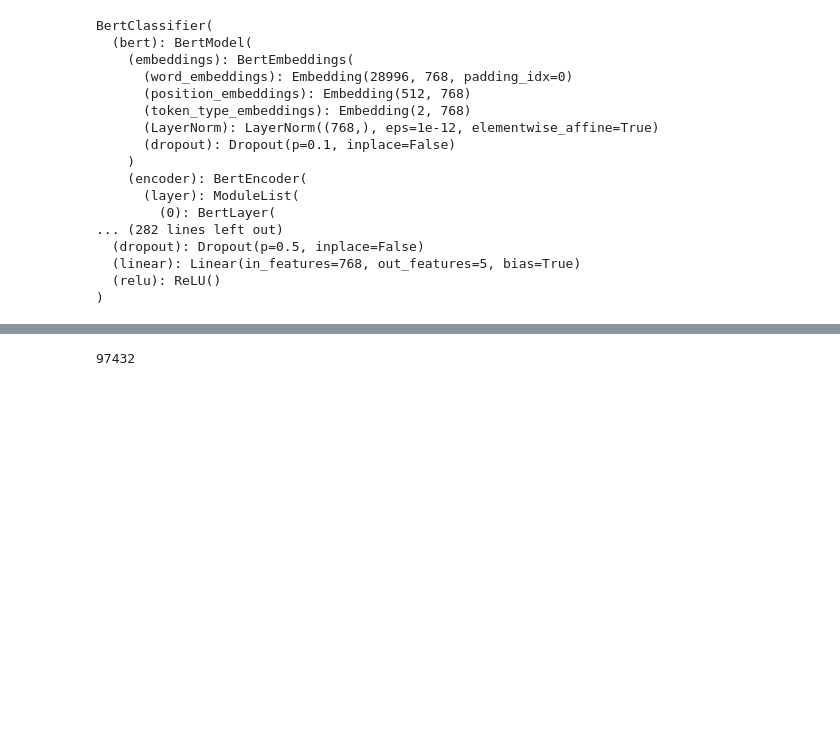
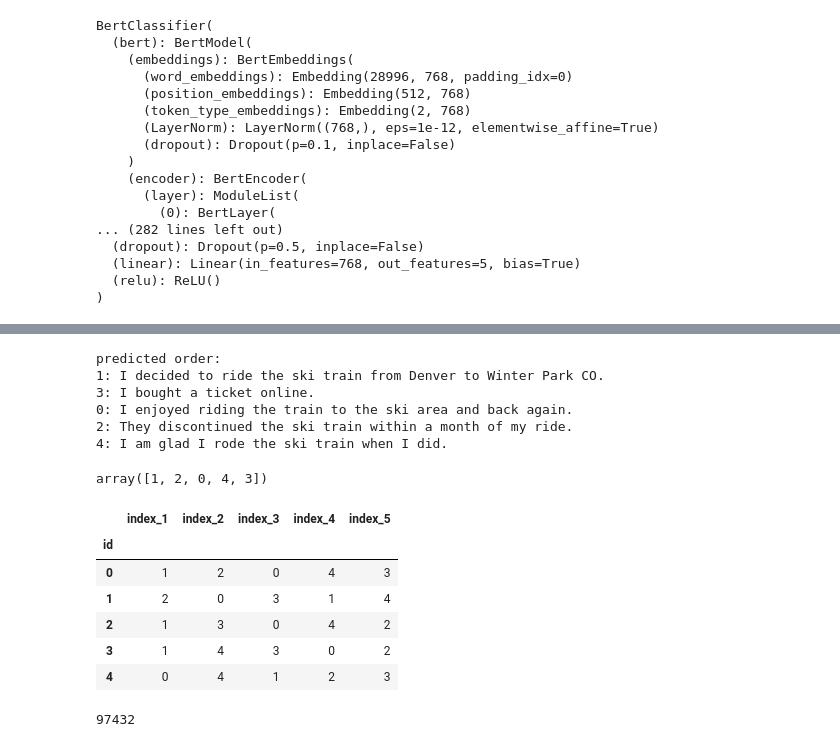
Before and after one commit to pns1123/stat940-dc2, a Jupyter notebook: topological-sort.ipynb, the cells around one changed output, grey strips where cells are left out. Cells and saved outputs as stored; diff of their text form; code cells hidden in the pictures; blank space fills up the shorter version.

```diff
--- a/topological-sort.ipynb
+++ b/topological-sort.ipynb
@@ -445,0 +461,40 @@ np.mean(spearman_coeffs)
+# %%
+top_arrays = {key: np.array([item for td in tp_dag for item in td])[::-1].argsort() for key, tp_dag in toposorted_dags.items()}
+# %%
+#argmin = spearman_coeffs.index(min(spearman_coeffs))
+i = 1
+key, pred = list(top_arrays.items())[i]
+
+sentence_list = test_dict[key]
+pred_order = top_arrays[key]
+
+print("predicted order:")
+print_in_order(sentence_list, pred_order.argsort())
+print('\n')
+# %% [output]
+predicted order:
+1: I decided to ride the ski train from Denver to Winter Park CO.
+3: I bought a ticket online.
+0: I enjoyed riding the train to the ski area and back again.
+2: They discontinued the ski train within a month of my ride.
+4: I am glad I rode the ski train when I did.
+# %%
+pred_arr = np.array([rk_arr for _, rk_arr in top_arrays.items()])
+# %%
+top_arrays[0]
+# %% [output]
+array([1, 2, 0, 4, 3])
+# %%
+df = pd.DataFrame(pred_arr)
+df.columns = [f'index_{i+1}' for i in range(5)]
+df.index.name = 'id'
+# %%
+df.head()
+# %% [output]
+|  | index_1 | index_2 | index_3 | index_4 | index_5 |
+| id |  |  |  |  |  |
+| 0 | 1 | 2 | 0 | 4 | 3 |
+| 1 | 2 | 0 | 3 | 1 | 4 |
+| 2 | 1 | 3 | 0 | 4 | 2 |
+| 3 | 1 | 4 | 3 | 0 | 2 |
+| 4 | 0 | 4 | 1 | 2 | 3 |
```
Also changed, not shown: parts of 18 cells of this notebook.
